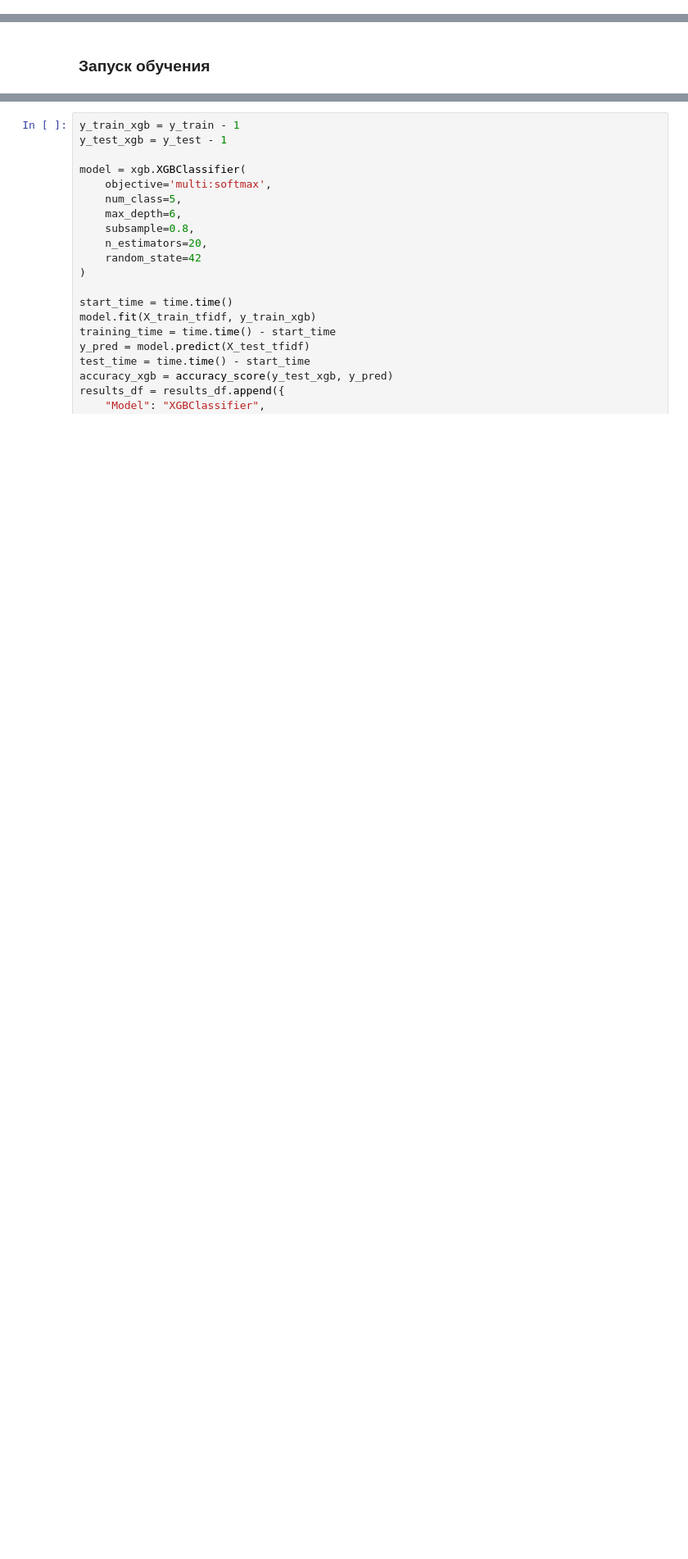
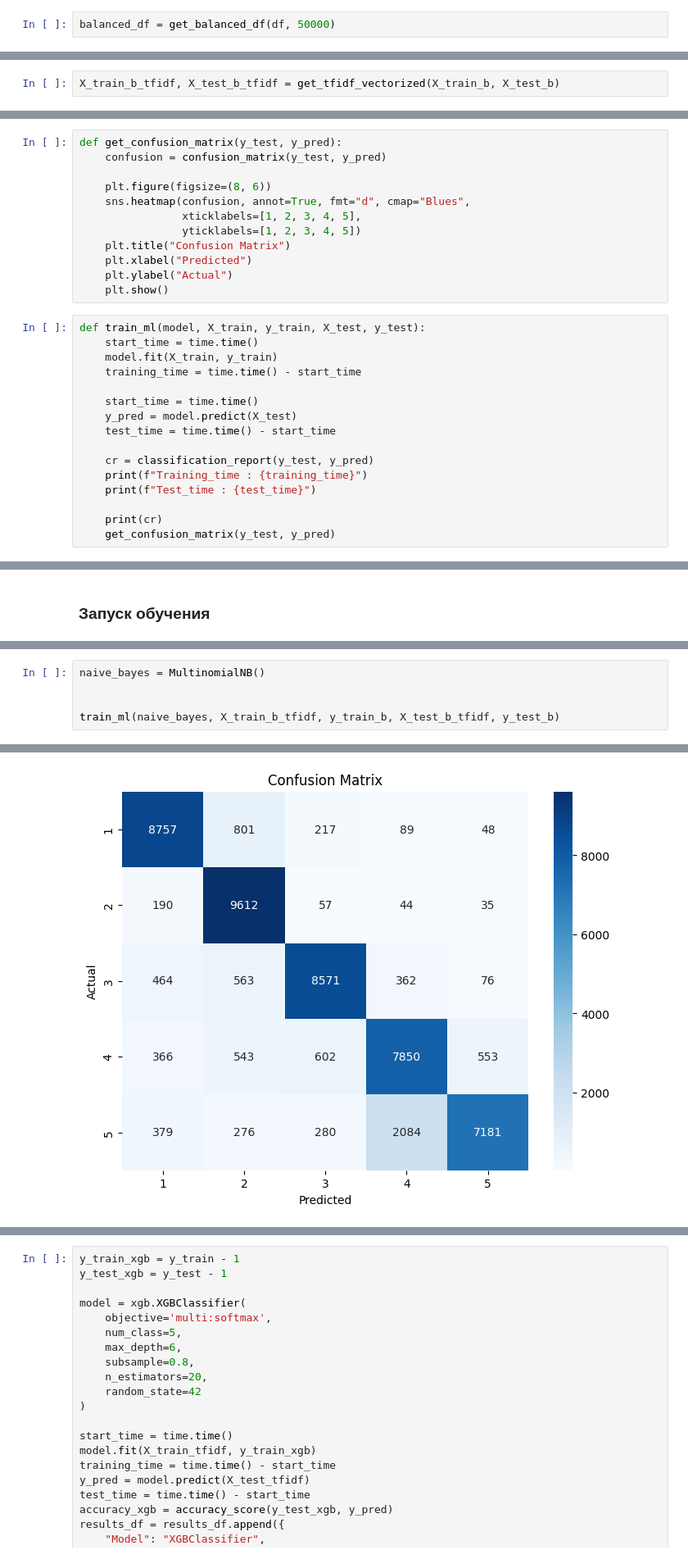
Before and after one commit to anpilove/Sentiment-analysis-Yandex-reviews, a Jupyter notebook: classification_reviews.ipynb, the cells around one changed output, grey strips where cells are left out. Shown at 82% size. Cells and saved outputs as stored; diff of their text form; blank space fills up the shorter version.

Commit message:
add new models

```diff
--- a/classification_reviews.ipynb
+++ b/classification_reviews.ipynb
@@ -856,0 +958,2 @@ plt.show()
+# %%
+balanced_df = get_balanced_df(df, 50000)
@@ -922,0 +1026,2 @@ array(['аа', 'ад', 'аж', 'аз', 'аи', 'ай', 'ак', 'ам', 'ан', '
+# %%
+X_train_b_tfidf, X_test_b_tfidf = get_tfidf_vectorized(X_train_b, X_test_b)
@@ -924,0 +1105,28 @@ array(['аа', 'ад', 'аж', 'аз', 'аи', 'ай', 'ак', 'ам', 'ан', '
+# %%
+def get_confusion_matrix(y_test, y_pred):
+    confusion = confusion_matrix(y_test, y_pred)
+
+    plt.figure(figsize=(8, 6))
+    sns.heatmap(confusion, annot=True, fmt="d", cmap="Blues",
+                xticklabels=[1, 2, 3, 4, 5],
+                yticklabels=[1, 2, 3, 4, 5])
+    plt.title("Confusion Matrix")
+    plt.xlabel("Predicted")
+    plt.ylabel("Actual")
+    plt.show()
+# %%
+def train_ml(model, X_train, y_train, X_test, y_test):
+    start_time = time.time()
+    model.fit(X_train, y_train)
+    training_time = time.time() - start_time
+
+    start_time = time.time()
+    y_pred = model.predict(X_test)
+    test_time = time.time() - start_time
+
+    cr = classification_report(y_test, y_pred)
+    print(f"Training_time : {training_time}")
+    print(f"Test_time : {test_time}")
+
+    print(cr)
+    get_confusion_matrix(y_test, y_pred)
@@ -1119,0 +1178,6 @@ Error:
+# %%
+naive_bayes = MultinomialNB()
+
+
+train_ml(naive_bayes, X_train_b_tfidf, y_train_b, X_test_b_tfidf, y_test_b)
+# %% [output]
@@ -1119,0 +1197 @@ Error:
+[figure, added]
```
Also changed, not shown: parts of 78 cells of this notebook.
